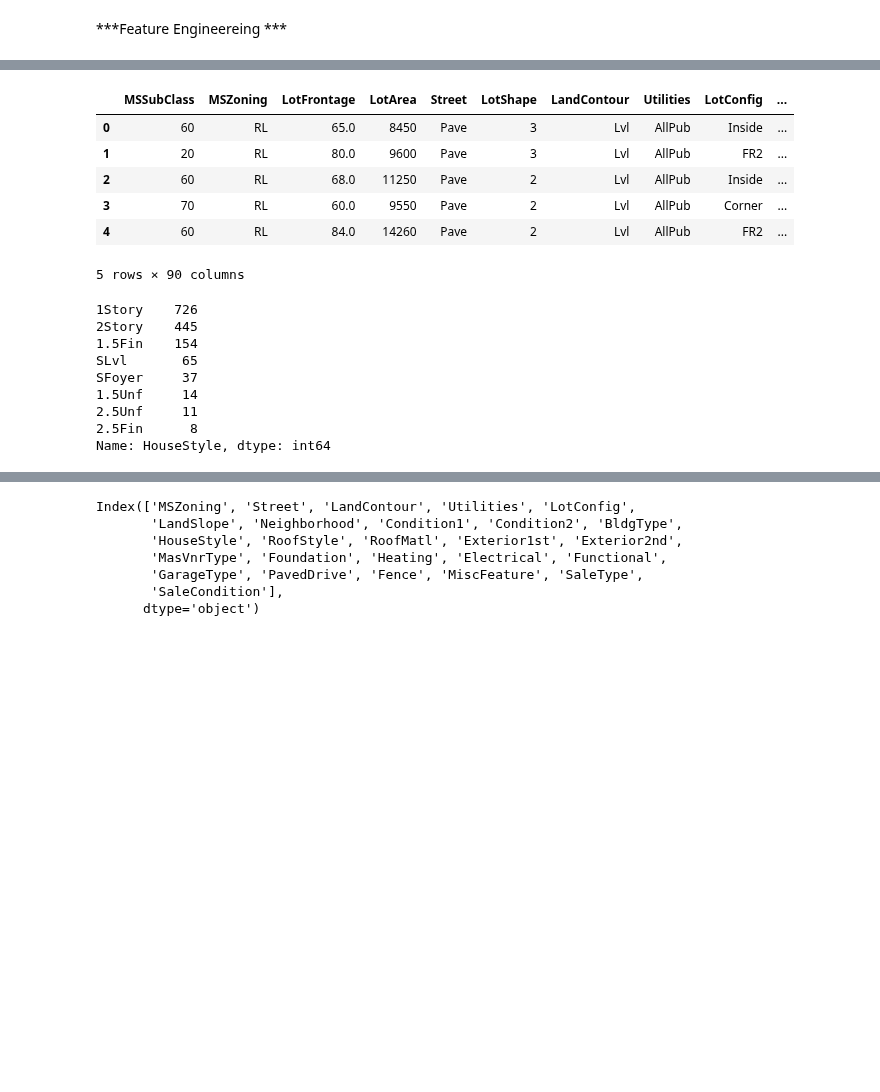
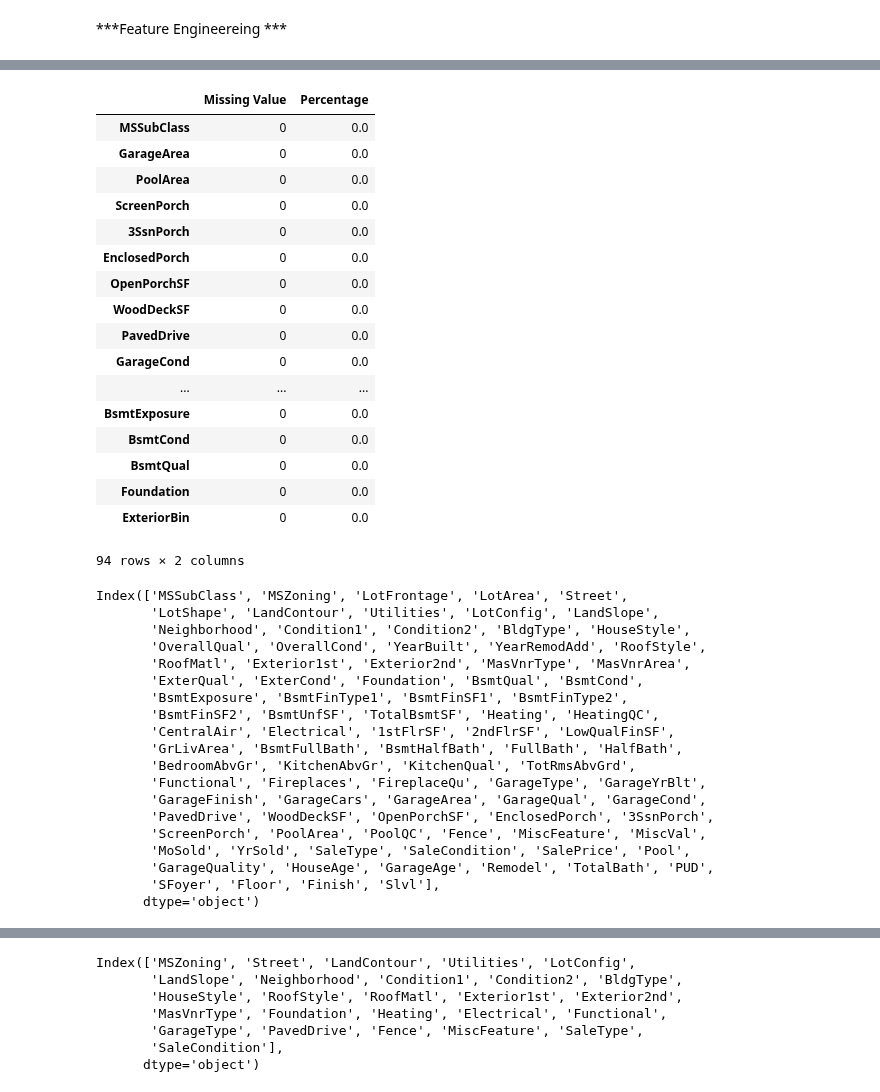
Before and after one commit to TiGaI/HousingPriceKaggleProject3, a Jupyter notebook: ames_eda.ipynb, the cells around one changed output, grey strips where cells are left out. Drawn from its saved outputs; the diff is of its cells as text; code cells hidden in the pictures; blank space fills up the shorter version.

```diff
--- a/ames_eda.ipynb
+++ b/ames_eda.ipynb
@@ -263,6 +263,9 @@ CondReplacement = {
     },
     'LotShape': {
         'IR3': 0, 'IR2': 1, 'IR1': 2, 'Reg': 3
+    },
+    'Functional': {
+        'Typ': 5, 'Min1': 4, 'Min2': 4, 'Mod': 3, 'Maj1': 2, 'Maj2': 2, 'Sev': 1, 'Sal': 0
     }
 }
 
@@ -390,22 +405,50 @@ Name: Finish, dtype: int64
+# %%
+#### study the missing values
+train_missing = train_full1.isna()
+train_num_missing = train_missing.sum().to_frame()
+#train_num_missing.sort_values(ascending = False)
+train_num_missing['Percentage'] = train_num_missing[0]/1460
+train_num_missing.columns = ['Missing Value', 'Percentage']
+train_num_missing = train_num_missing.sort_values('Percentage', ascending = False)
+train_num_missing  ### 19
+# %% [output]
+|  | Missing Value | Percentage |
+| MSSubClass | 0 | 0.0 |
+| GarageArea | 0 | 0.0 |
+| PoolArea | 0 | 0.0 |
+| ScreenPorch | 0 | 0.0 |
+| 3SsnPorch | 0 | 0.0 |
+| EnclosedPorch | 0 | 0.0 |
+| OpenPorchSF | 0 | 0.0 |
+| WoodDeckSF | 0 | 0.0 |
+| PavedDrive | 0 | 0.0 |
+| GarageCond | 0 | 0.0 |
+| ... | ... | ... |
+| BsmtExposure | 0 | 0.0 |
+| BsmtCond | 0 | 0.0 |
+| BsmtQual | 0 | 0.0 |
+| Foundation | 0 | 0.0 |
+| ExteriorBin | 0 | 0.0 |
+94 rows × 2 columns
 # %%
-train_full1.head()
+train_full1.columns
 # %% [output]
-|  | MSSubClass | MSZoning | LotFrontage | LotArea | Street | LotShape | LandContour | Utilities | LotConfig | ... |
-| 0 | 60 | RL | 65.0 | 8450 | Pave | 3 | Lvl | AllPub | Inside | ... |
-| 1 | 20 | RL | 80.0 | 9600 | Pave | 3 | Lvl | AllPub | FR2 | ... |
-| 2 | 60 | RL | 68.0 | 11250 | Pave | 2 | Lvl | AllPub | Inside | ... |
-| 3 | 70 | RL | 60.0 | 9550 | Pave | 2 | Lvl | AllPub | Corner | ... |
-| 4 | 60 | RL | 84.0 | 14260 | Pave | 2 | Lvl | AllPub | FR2 | ... |
-5 rows × 90 columns
+Index(['MSSubClass', 'MSZoning', 'LotFrontage', 'LotArea', 'Street',
+       'LotShape', 'LandContour', 'Utilities', 'LotConfig', 'LandSlope',
+       'Neighborhood', 'Condition1', 'Condition2', 'BldgType', 'HouseStyle',
+       'OverallQual', 'OverallCond', 'YearBuilt', 'YearRemodAdd', 'RoofStyle',
+       'RoofMatl', 'Exterior1st', 'Exterior2nd', 'MasVnrType', 'MasVnrArea',
+       'ExterQual', 'ExterCond', 'Foundation', 'BsmtQual', 'BsmtCond',
+       'BsmtExposure', 'BsmtFinType1', 'BsmtFinSF1', 'BsmtFinType2',
+       'BsmtFinSF2', 'BsmtUnfSF', 'TotalBsmtSF', 'Heating', 'HeatingQC',
+       'CentralAir', 'Electrical', '1stFlrSF', '2ndFlrSF', 'LowQualFinSF',
+       'GrLivArea', 'BsmtFullBath', 'BsmtHalfBath', 'FullBath', 'HalfBath',
+       'BedroomAbvGr', 'KitchenAbvGr', 'KitchenQual', 'TotRmsAbvGrd',
+       'Functional', 'Fireplaces', 'FireplaceQu', 'GarageType', 'GarageYrBlt',
+       'GarageFinish', 'GarageCars', 'GarageArea', 'GarageQual', 'GarageCond',
+       'PavedDrive', 'WoodDeckSF', 'OpenPorchSF', 'EnclosedPorch', '3SsnPorch',
+       'ScreenPorch', 'PoolArea', 'PoolQC', 'Fence', 'MiscFeature', 'MiscVal',
+       'MoSold', 'YrSold', 'SaleType', 'SaleCondition', 'SalePrice', 'Pool',
+       'GarageQuality', 'HouseAge', 'GarageAge', 'Remodel', 'TotalBath', 'PUD',
+       'SFoyer', 'Floor', 'Finish', 'Slvl'],
+      dtype='object')
-# %%
-train_full1['HouseStyle'].value_counts()
-# %% [output]
-1Story    726
-2Story    445
-1.5Fin    154
-SLvl       65
-SFoyer     37
-1.5Unf     14
-2.5Unf     11
-2.5Fin      8
-Name: HouseStyle, dtype: int64
```
Also changed, not shown: parts of 20 cells of this notebook.
